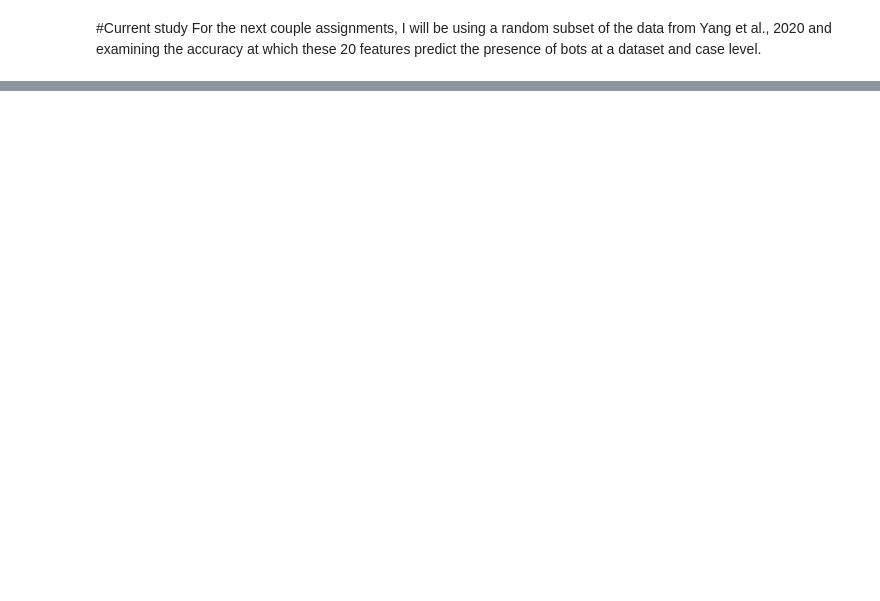
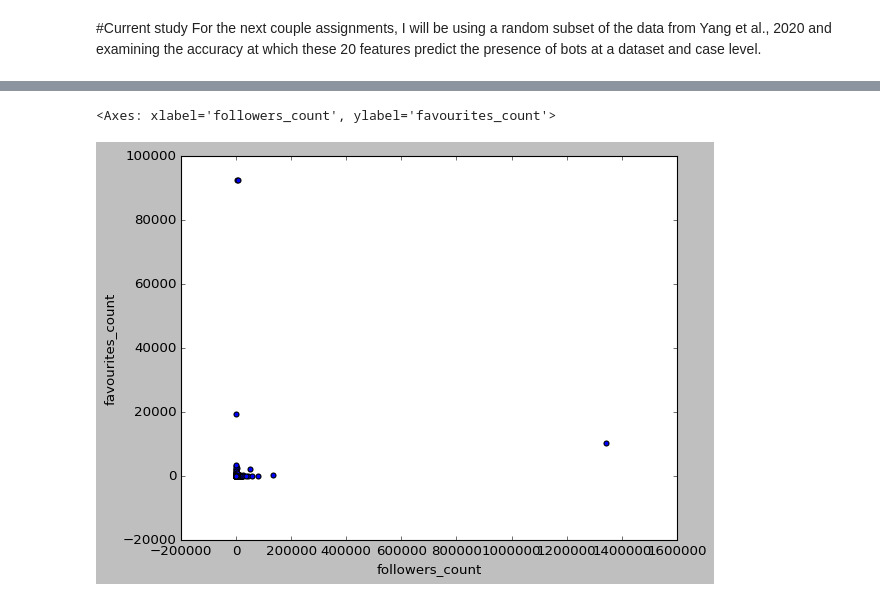
Before and after one commit to carlavilla/DataManagement, a Jupyter notebook: CV_DMPS0.ipynb, the cells around one changed output, grey strips where cells are left out. Drawn from its saved outputs; the diff is of its cells as text; code cells hidden in the pictures; blank space fills up the shorter version.

```diff
--- a/CV_DMPS0.ipynb
+++ b/CV_DMPS0.ipynb
@@ -85,0 +262,5 @@ Image(url='https://github.com/carlavilla/DataManagement/blob/main/top20.png')
+# %%
+bots.plot(kind='scatter', y='favourites_count', x='followers_count')
+# %% [output]
+<Axes: xlabel='followers_count', ylabel='favourites_count'>
+[figure, added]
```
Also changed, not shown: parts of 46 cells of this notebook.
